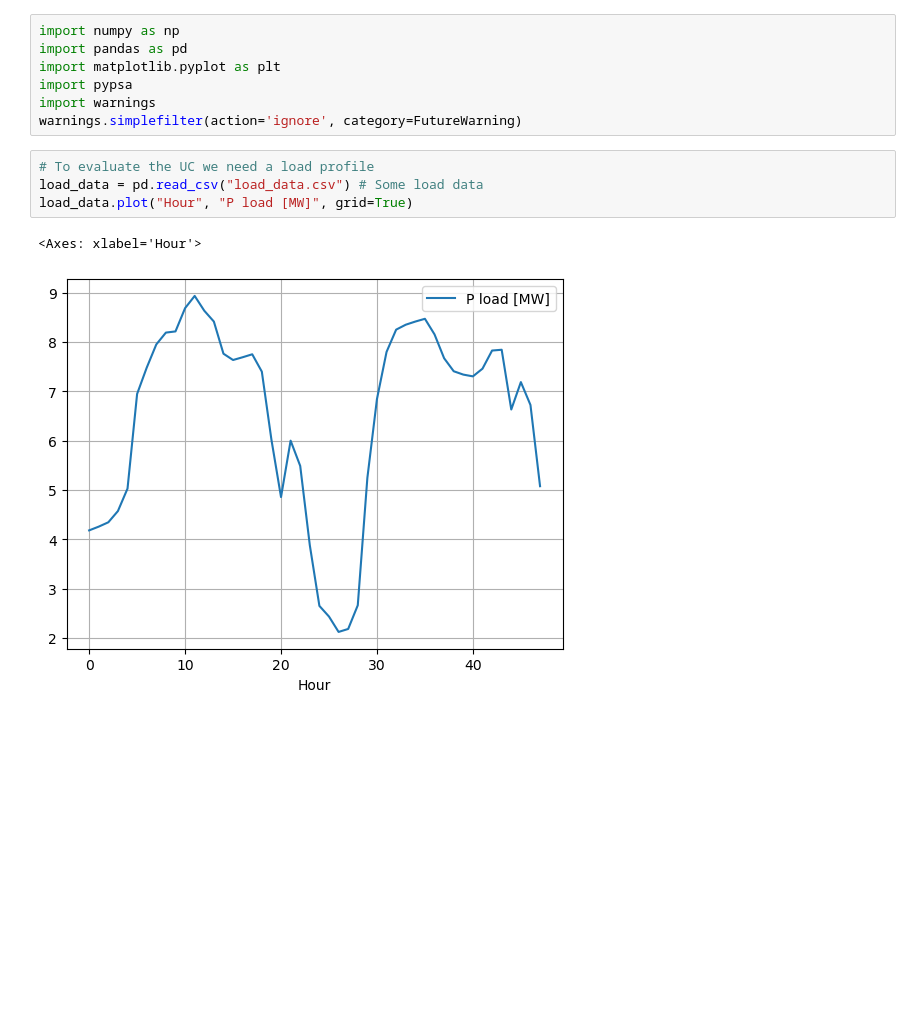
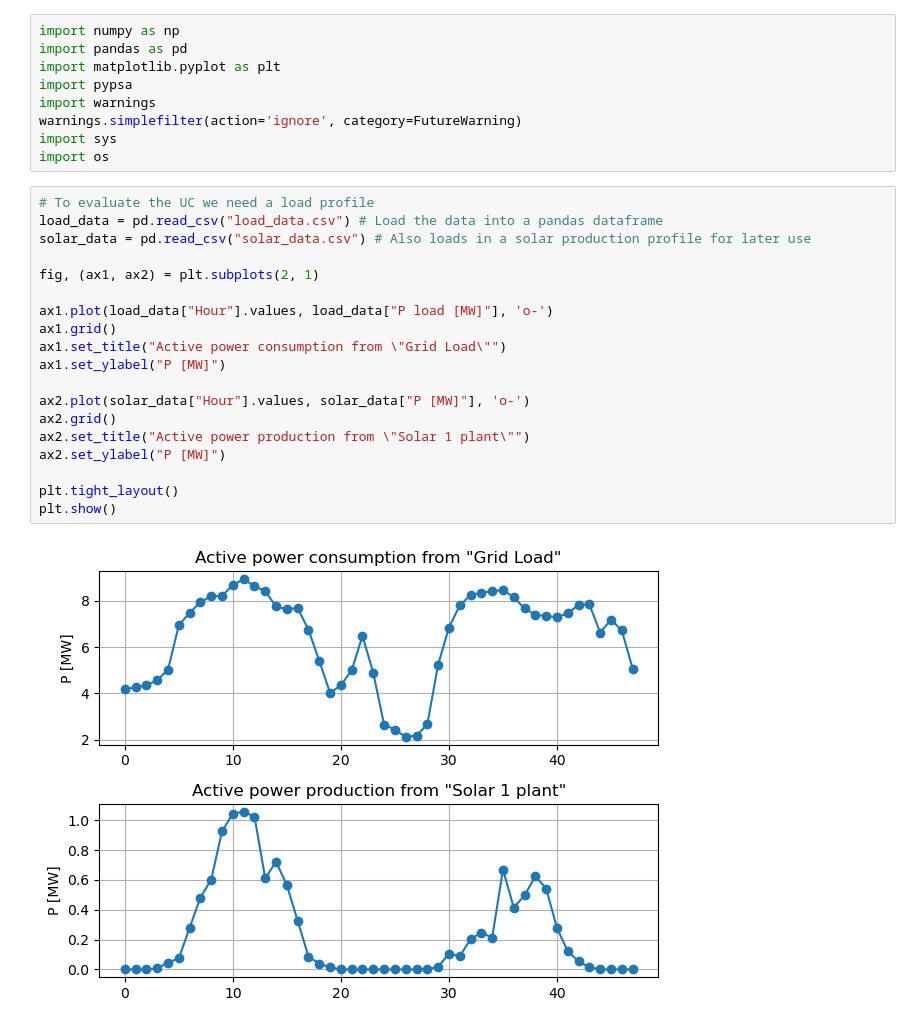
Before and after one commit to sambeets/EPE2316-Power-System-Planning, a Jupyter notebook: DigiLab/4 - Unit Commitment/Digital Lab 4 - Unit Commitment.ipynb, the cells around one changed output. Cells and saved outputs as stored; diff of their text form; blank space fills up the shorter version.

```diff
--- a/DigiLab/4 - Unit Commitment/Digital Lab 4 - Unit Commitment.ipynb
+++ b/DigiLab/4 - Unit Commitment/Digital Lab 4 - Unit Commitment.ipynb
@@ -32,10 +47,26 @@ import matplotlib.pyplot as plt
 import pypsa
 import warnings
 warnings.simplefilter(action='ignore', category=FutureWarning)
+import sys
+import os
-# %%
-# To evaluate the UC we need a load profile
-load_data = pd.read_csv("load_data.csv") # Some load data
-load_data.plot("Hour", "P load [MW]", grid=True)
-# %% [output]
-<Axes: xlabel='Hour'>
-[figure, removed]
+# %%
+# To evaluate the UC we need a load profile
+load_data = pd.read_csv("load_data.csv") # Load the data into a pandas dataframe
+solar_data = pd.read_csv("solar_data.csv") # Also loads in a solar production profile for later use
+
+fig, (ax1, ax2) = plt.subplots(2, 1)
+
+ax1.plot(load_data["Hour"].values, load_data["P load [MW]"], 'o-')
+ax1.grid()
+ax1.set_title("Active power consumption from \"Grid Load\"")
+ax1.set_ylabel("P [MW]")
+
+ax2.plot(solar_data["Hour"].values, solar_data["P [MW]"], 'o-')
+ax2.grid()
+ax2.set_title("Active power production from \"Solar 1 plant\"")
+ax2.set_ylabel("P [MW]")
+
+plt.tight_layout()
+plt.show()
+# %% [output]
+[figure, added]
```
Also changed, not shown: parts of 27 cells of this notebook, 5 other files.
